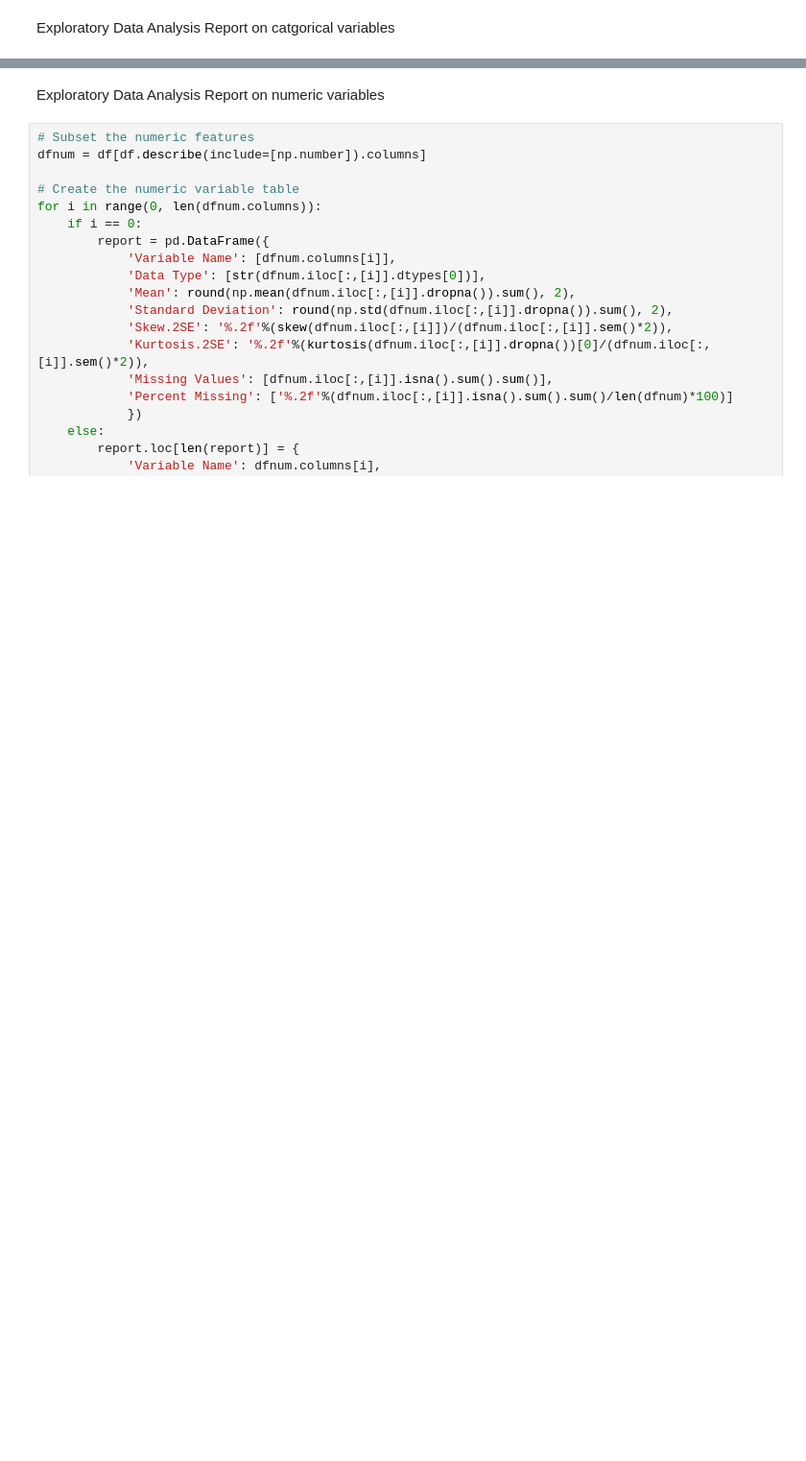
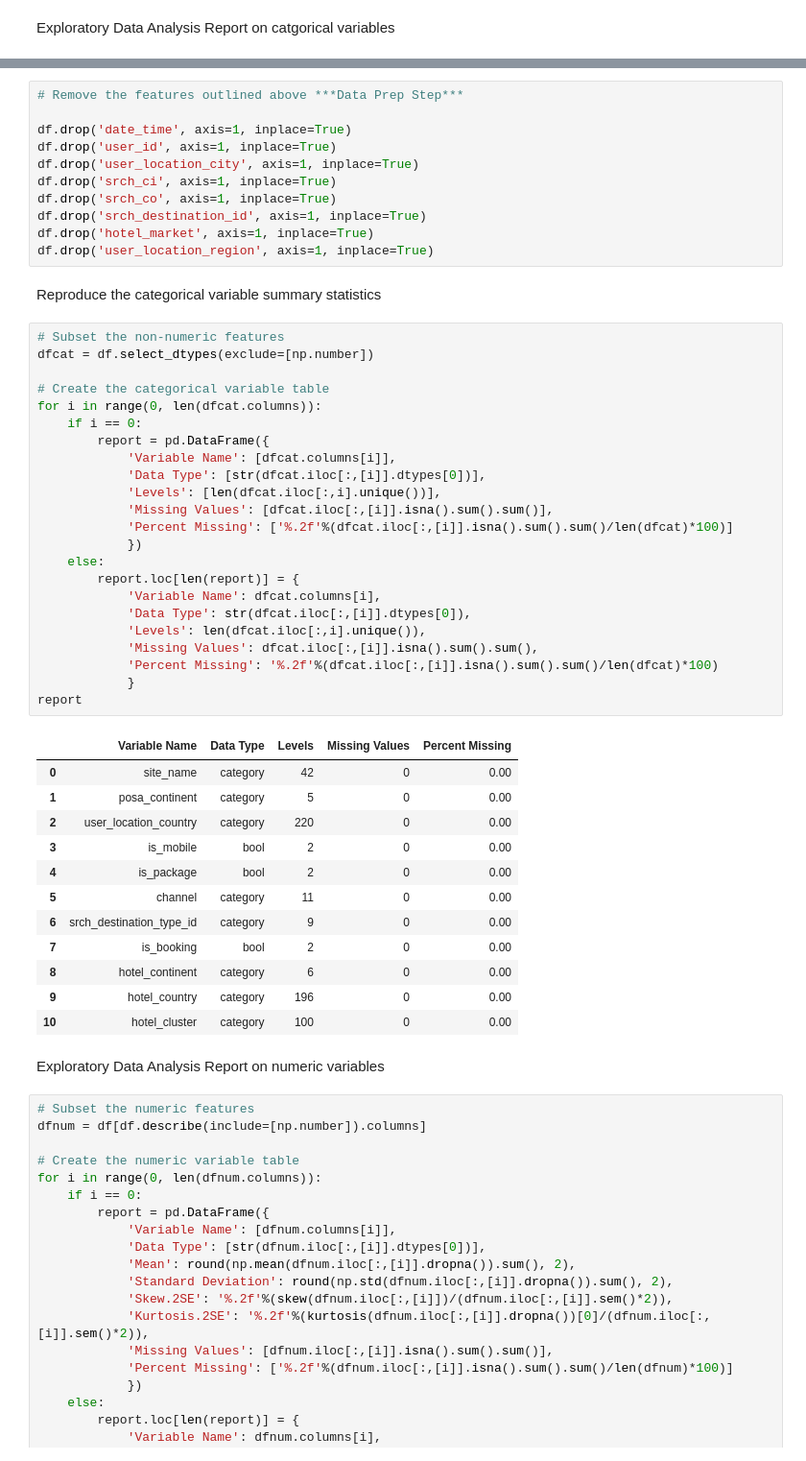
Before and after one commit to DemondLove/Expedia-Hotel-Prediction-Workflow, a Jupyter notebook: eda/dataUnderstanding.ipynb, the cells around one changed output, grey strips where cells are left out. Shown at 96% size. Saved outputs shown, nothing was run; the diff lists cells and outputs as text; blank space fills up the shorter version.

```diff
--- a/eda/dataUnderstanding.ipynb
+++ b/eda/dataUnderstanding.ipynb
@@ -198,3 +223,52 @@ Immediately,
+# %%
+# Remove the features outlined above ***Data Prep Step***
+
+df.drop('date_time', axis=1, inplace=True)
+df.drop('user_id', axis=1, inplace=True)
+df.drop('user_location_city', axis=1, inplace=True)
+df.drop('srch_ci', axis=1, inplace=True)
+df.drop('srch_co', axis=1, inplace=True)
+df.drop('srch_destination_id', axis=1, inplace=True)
+df.drop('hotel_market', axis=1, inplace=True)
+df.drop('user_location_region', axis=1, inplace=True)
+# %% [markdown]
+Reproduce the categorical variable summary statistics
+# %%
+# Subset the non-numeric features
+dfcat = df.select_dtypes(exclude=[np.number])
+
+# Create the categorical variable table
+for i in range(0, len(dfcat.columns)):
+    if i == 0:
+        report = pd.DataFrame({
+            'Variable Name': [dfcat.columns[i]],
+            'Data Type': [str(dfcat.iloc[:,[i]].dtypes[0])],
+            'Levels': [len(dfcat.iloc[:,i].unique())],
+            'Missing Values': [dfcat.iloc[:,[i]].isna().sum().sum()],
+            'Percent Missing': ['%.2f'%(dfcat.iloc[:,[i]].isna().sum().sum()/len(dfcat)*100)]
+            })
+    else:
+        report.loc[len(report)] = {
+            'Variable Name': dfcat.columns[i],
+            'Data Type': str(dfcat.iloc[:,[i]].dtypes[0]),
+            'Levels': len(dfcat.iloc[:,i].unique()),
+            'Missing Values': dfcat.iloc[:,[i]].isna().sum().sum(),
+            'Percent Missing': '%.2f'%(dfcat.iloc[:,[i]].isna().sum().sum()/len(dfcat)*100)
+            }
+report
+# %% [output]
+|  | Variable Name | Data Type | Levels | Missing Values | Percent Missing |
+| 0 | site_name | category | 42 | 0 | 0.00 |
+| 1 | posa_continent | category | 5 | 0 | 0.00 |
+| 2 | user_location_country | category | 220 | 0 | 0.00 |
+| 3 | is_mobile | bool | 2 | 0 | 0.00 |
+| 4 | is_package | bool | 2 | 0 | 0.00 |
+| 5 | channel | category | 11 | 0 | 0.00 |
+| 6 | srch_destination_type_id | category | 9 | 0 | 0.00 |
+| 7 | is_booking | bool | 2 | 0 | 0.00 |
+| 8 | hotel_continent | category | 6 | 0 | 0.00 |
+| 9 | hotel_country | category | 196 | 0 | 0.00 |
+| 10 | hotel_cluster | category | 100 | 0 | 0.00 |
 # %% [markdown]
 Exploratory Data Analysis Report on numeric variables
 # %%
```
Also changed, not shown: parts of 22 cells of this notebook, 4 other files.
